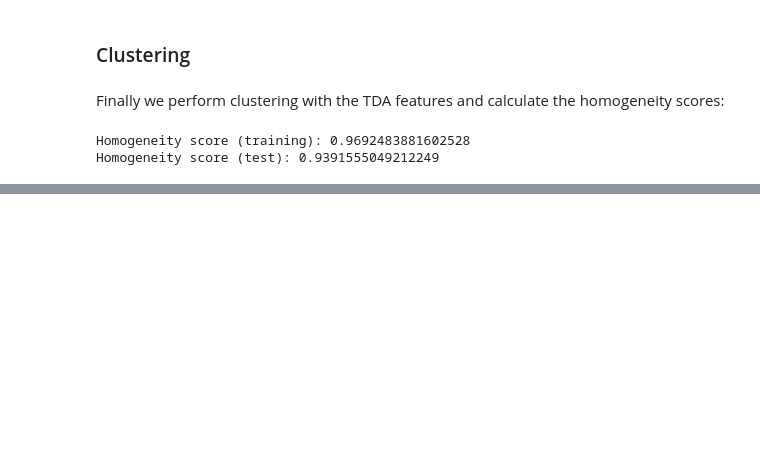
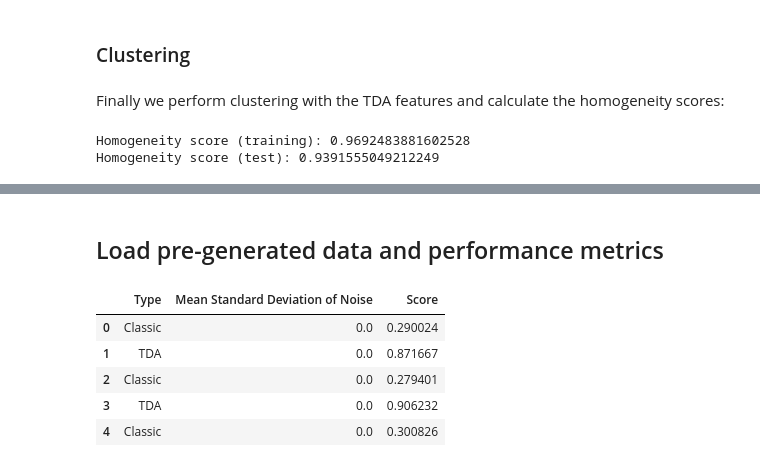
Before and after one commit to giotto-ai/beetles-tda, a Jupyter notebook: Beetle Population Dynamics.ipynb, the cells around one changed output, grey strips where cells are left out. Saved outputs shown, nothing was run; the diff lists cells and outputs as text; code cells hidden in the pictures; blank space fills up the shorter version.

```diff
--- a/Beetle Population Dynamics.ipynb
+++ b/Beetle Population Dynamics.ipynb
@@ -289,0 +289,2 @@ __Step 7:__ Next, we want to check how the performance changes when increase the
+# %% [markdown]
+## Load pre-generated data and performance metrics
@@ -289,0 +297,9 @@ __Step 7:__ Next, we want to check how the performance changes when increase the
+# %%
+perf_train.head()
+# %% [output]
+|  | Type | Mean Standard Deviation of Noise | Score |
+| 0 | Classic | 0.0 | 0.290024 |
+| 1 | TDA | 0.0 | 0.871667 |
+| 2 | Classic | 0.0 | 0.279401 |
+| 3 | TDA | 0.0 | 0.906232 |
+| 4 | Classic | 0.0 | 0.300826 |
```
Also changed, not shown: parts of 37 cells of this notebook.
